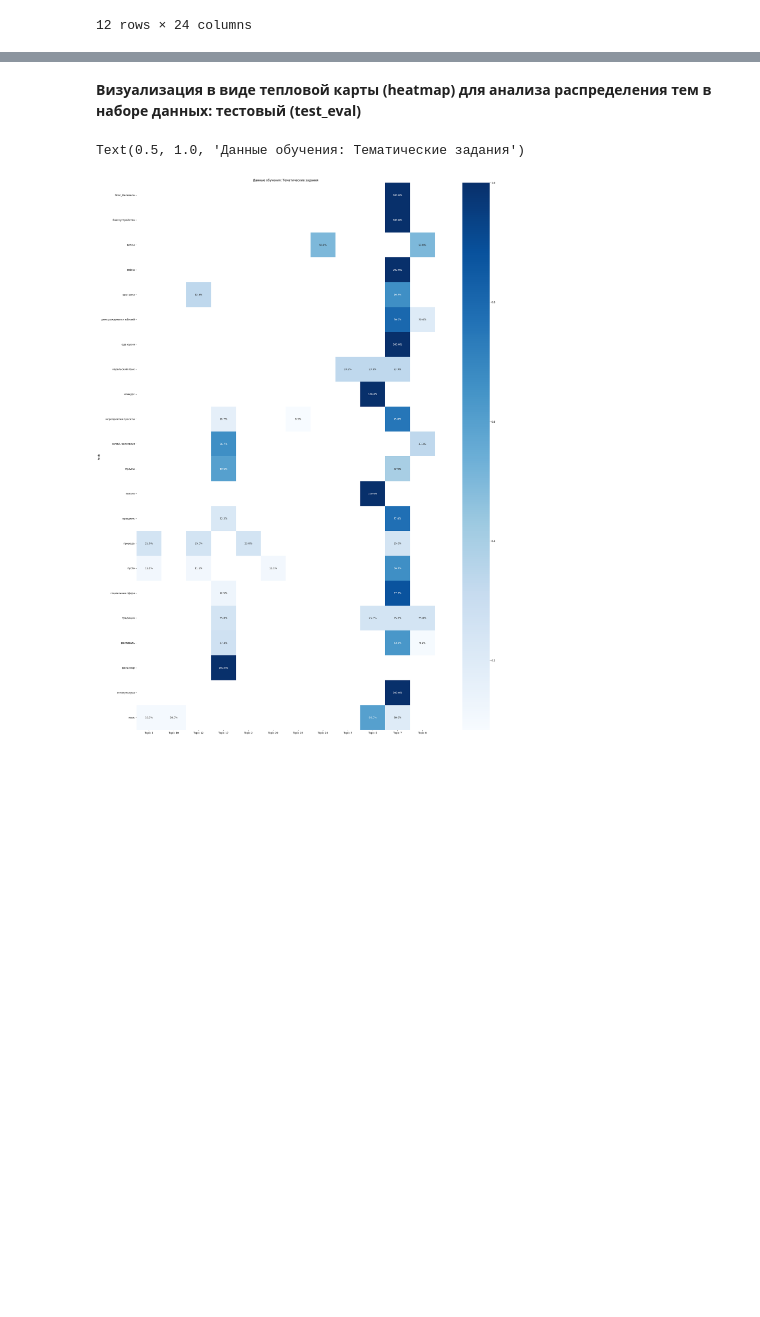
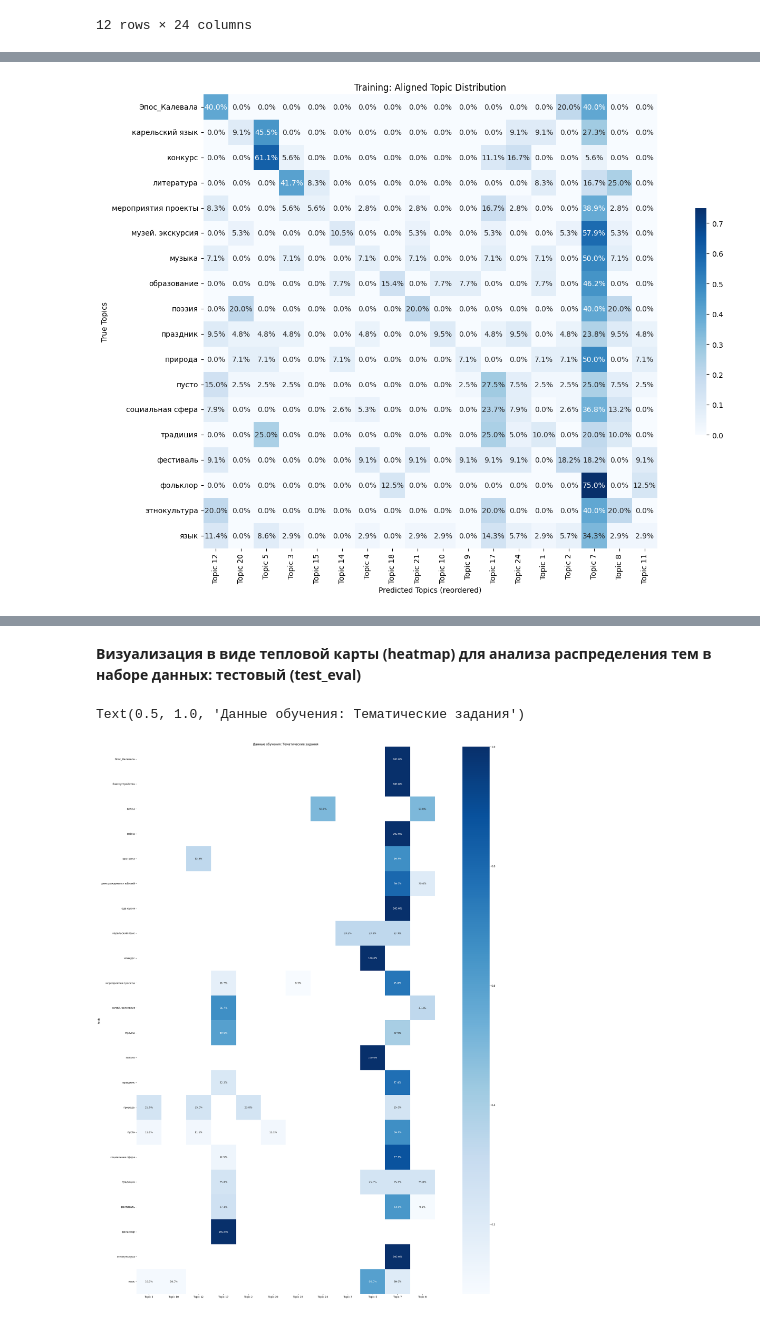
Before and after one commit to componavt/sns4human, a Jupyter notebook: src/vk/nlp/scikit_LDA_topics.ipynb, the cells around one changed output, grey strips where cells are left out. Drawn from its saved outputs; the diff is of its cells as text; code cells hidden in the pictures; blank space fills up the shorter version.

```diff
--- a/src/vk/nlp/scikit_LDA_topics.ipynb
+++ b/src/vk/nlp/scikit_LDA_topics.ipynb
@@ -253,3 +249,40 @@ Text(0.5, 1.0, 'Training: Topic Distribution')
+# %%
+# Переупорядочиваем темы для максимального совпадения с истинными
+confusion_matrix = df.groupby(train_docs.topic).value_counts(normalize=True).unstack(-1)
+
+# Заполняем возможные NaN значения нулями и преобразуем к float
+confusion_matrix = confusion_matrix.fillna(0).astype(float)
+
+# Находим оптимальное сопоставление
+from scipy.optimize import linear_sum_assignment
+import numpy as np
+
+try:
+    row_ind, col_ind = linear_sum_assignment(-confusion_matrix.values)
+    ordered_topics = confusion_matrix.columns[col_ind[np.argsort(row_ind)]]
+
+    plt.figure(figsize=(15, 10))
+    sns.heatmap(
+        confusion_matrix.loc[confusion_matrix.index, ordered_topics],
+        annot=True,
+        fmt='.1%',
+        cmap='Blues',
+        square=True,
+        cbar_kws={"shrink": 0.5}
+    )
+    plt.title('Training: Aligned Topic Distribution')
+    plt.ylabel('True Topics')
+    plt.xlabel('Predicted Topics (reordered)')
+    plt.tight_layout()
+
+except ValueError as e:
+    print(f"Ошибка при обработке матрицы: {e}")
+    print("Матрица для проверки:")
+    print(confusion_matrix)
+    print("Типы данных в матрице:")
+    print(confusion_matrix.dtypes)
+# %% [output]
+[figure, added]
 # %%
 train_eval = pd.DataFrame(train_preds, columns=topic_labels, index=train_docs.topic)
 train_eval
```
Also changed, not shown: parts of 7 cells of this notebook.
